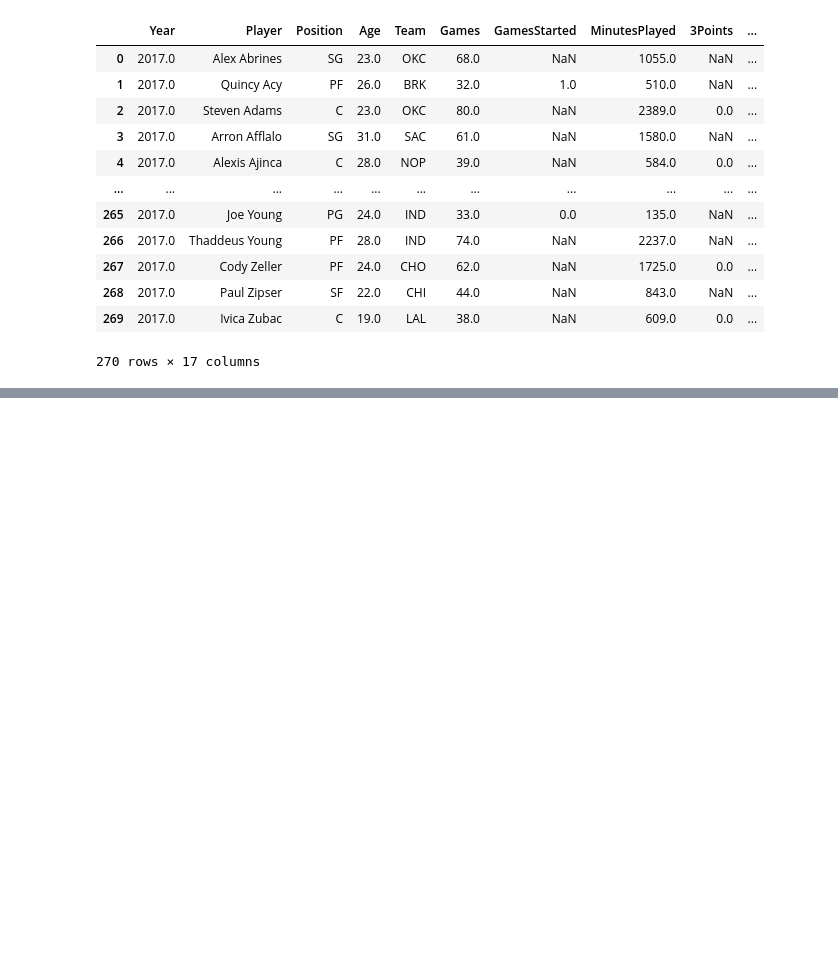
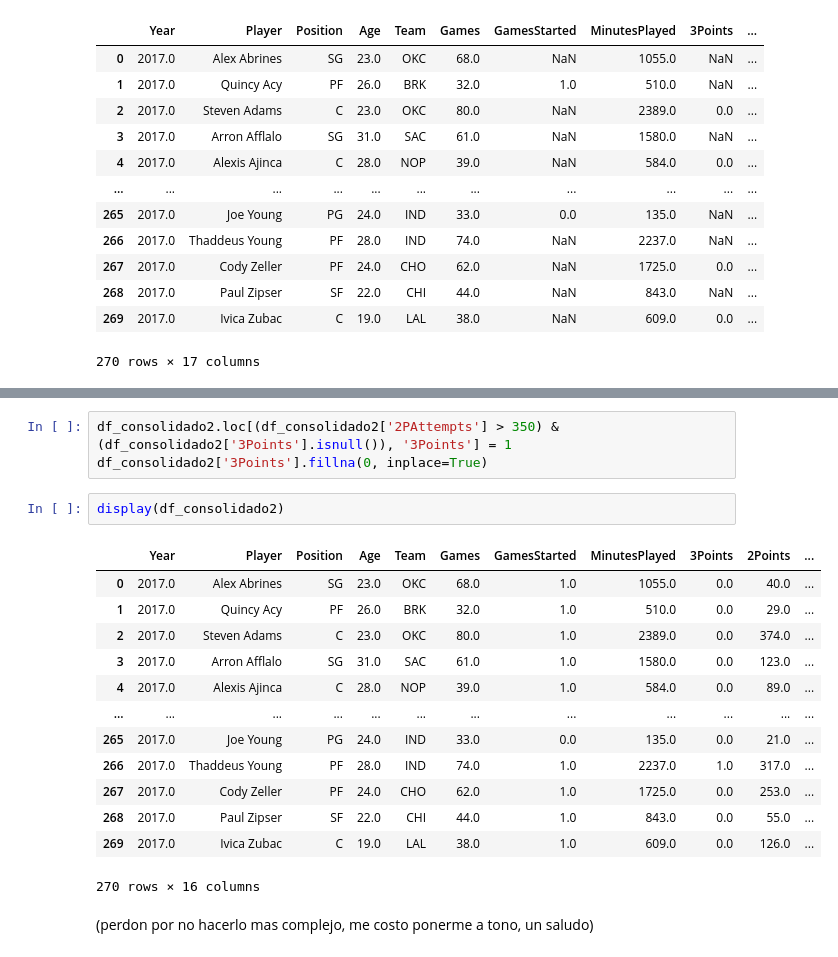
Before and after one commit to javiertapiam/Javiertapiam, a Jupyter notebook: L2/L2_1.ipynb, the cells around one changed output, grey strips where cells are left out. Saved outputs shown, nothing was run; the diff lists cells and outputs as text; blank space fills up the shorter version.

```diff
--- a/L2/L2_1.ipynb
+++ b/L2/L2_1.ipynb
@@ -196,0 +218,21 @@ display(df_consolidado)
+# %%
+df_consolidado2.loc[(df_consolidado2['2PAttempts'] > 350) & (df_consolidado2['3Points'].isnull()), '3Points'] = 1
+df_consolidado2['3Points'].fillna(0, inplace=True)
+# %%
+display(df_consolidado2)
+# %% [output]
+|  | Year | Player | Position | Age | Team | Games | GamesStarted | MinutesPlayed | 3Points | 2Points | ... |
+| 0 | 2017.0 | Alex Abrines | SG | 23.0 | OKC | 68.0 | 1.0 | 1055.0 | 0.0 | 40.0 | ... |
+| 1 | 2017.0 | Quincy Acy | PF | 26.0 | BRK | 32.0 | 1.0 | 510.0 | 0.0 | 29.0 | ... |
+| 2 | 2017.0 | Steven Adams | C | 23.0 | OKC | 80.0 | 1.0 | 2389.0 | 0.0 | 374.0 | ... |
+| 3 | 2017.0 | Arron Afflalo | SG | 31.0 | SAC | 61.0 | 1.0 | 1580.0 | 0.0 | 123.0 | ... |
+| 4 | 2017.0 | Alexis Ajinca | C | 28.0 | NOP | 39.0 | 1.0 | 584.0 | 0.0 | 89.0 | ... |
+| ... | ... | ... | ... | ... | ... | ... | ... | ... | ... | ... | ... |
+| 265 | 2017.0 | Joe Young | PG | 24.0 | IND | 33.0 | 0.0 | 135.0 | 0.0 | 21.0 | ... |
+| 266 | 2017.0 | Thaddeus Young | PF | 28.0 | IND | 74.0 | 1.0 | 2237.0 | 1.0 | 317.0 | ... |
+| 267 | 2017.0 | Cody Zeller | PF | 24.0 | CHO | 62.0 | 1.0 | 1725.0 | 0.0 | 253.0 | ... |
+| 268 | 2017.0 | Paul Zipser | SF | 22.0 | CHI | 44.0 | 1.0 | 843.0 | 0.0 | 55.0 | ... |
+| 269 | 2017.0 | Ivica Zubac | C | 19.0 | LAL | 38.0 | 1.0 | 609.0 | 0.0 | 126.0 | ... |
+270 rows × 16 columns
+# %% [markdown]
+(perdon por no hacerlo mas complejo, me costo ponerme a tono, un saludo)
```
Also changed, not shown: parts of 3 cells of this notebook.
